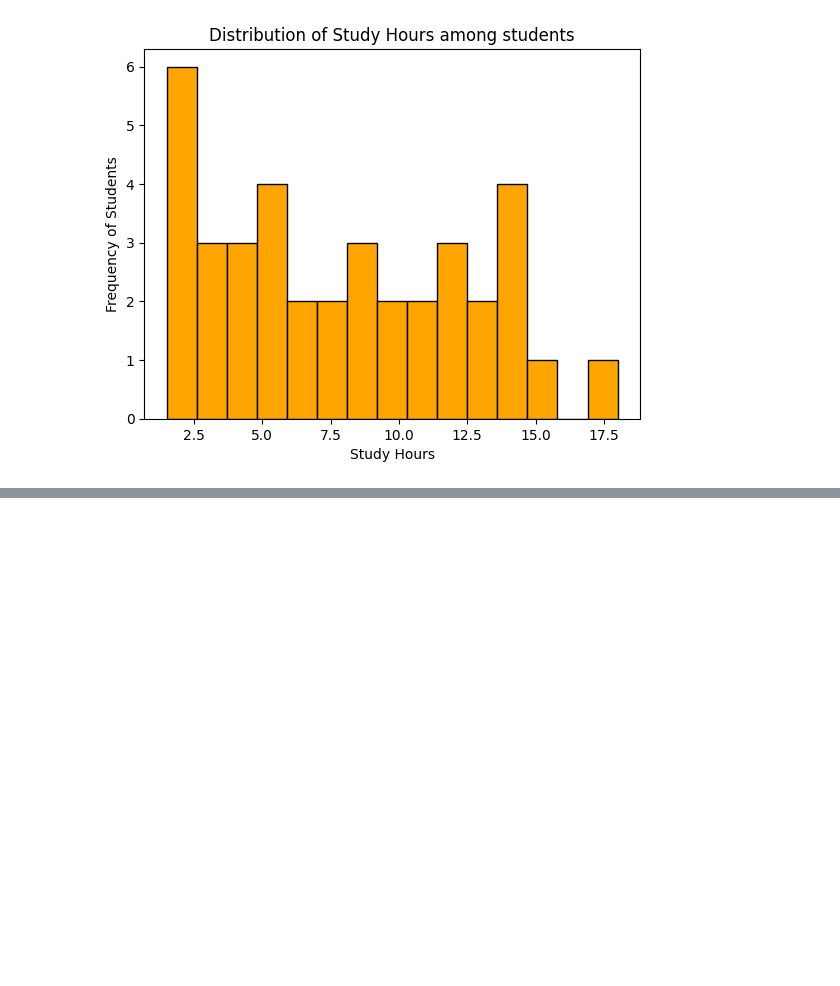
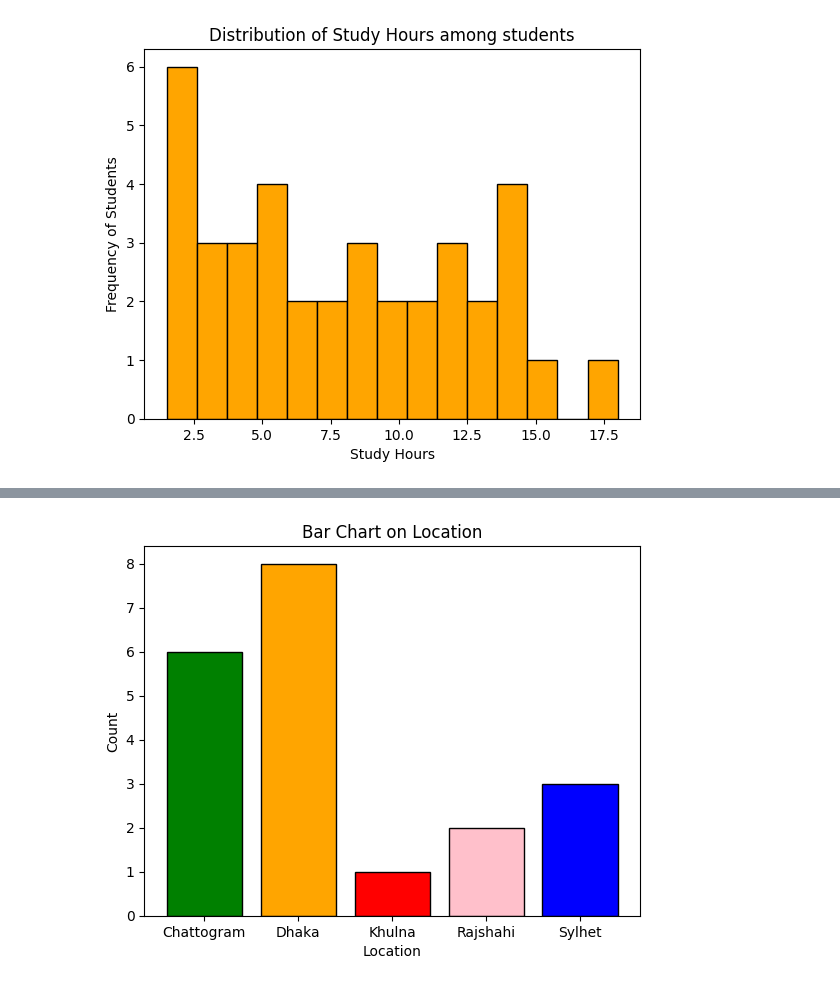
Before and after one commit to roybipro/AI-ML-learning-Phitron, a Jupyter notebook: Semister1/module_13_data_visualization_with_matplotlib/matplot.ipynb, the cells around one changed output, grey strips where cells are left out. Saved outputs shown, nothing was run; the diff lists cells and outputs as text; code cells hidden in the pictures; blank space fills up the shorter version.

```diff
--- a/Semister1/module_13_data_visualization_with_matplotlib/matplot.ipynb
+++ b/Semister1/module_13_data_visualization_with_matplotlib/matplot.ipynb
@@ -153,0 +214,9 @@ plt.hist(students['Study_Hour'],color = 'orange',edgecolor = 'black',bins = 15)
+# %%
+location = df.groupby('Location').size()
+plt.xlabel('Location')
+plt.ylabel('Count')
+plt.title('Bar Chart on Location')
+plt.bar(location.index,location.values, color = ['green','orange','red','pink','blue'], edgecolor = 'black')
+plt.show()
+# %% [output]
+[figure, added]
```
Also changed, not shown: parts of 7 cells of this notebook, 1 other file.
